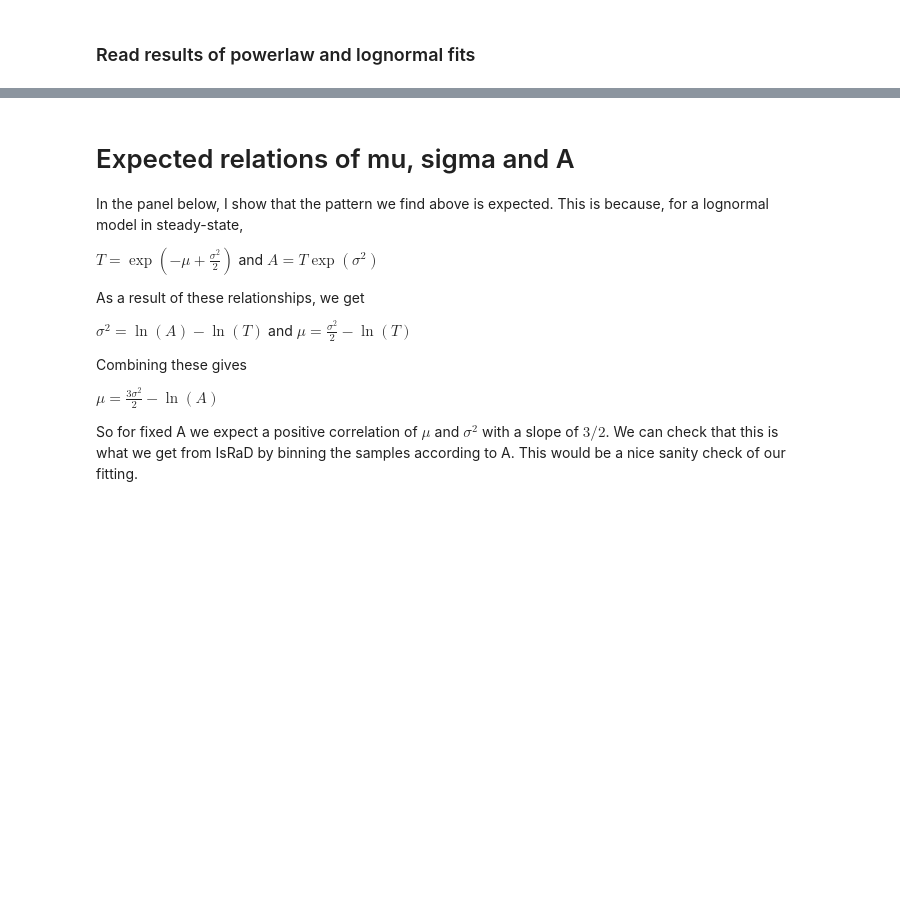
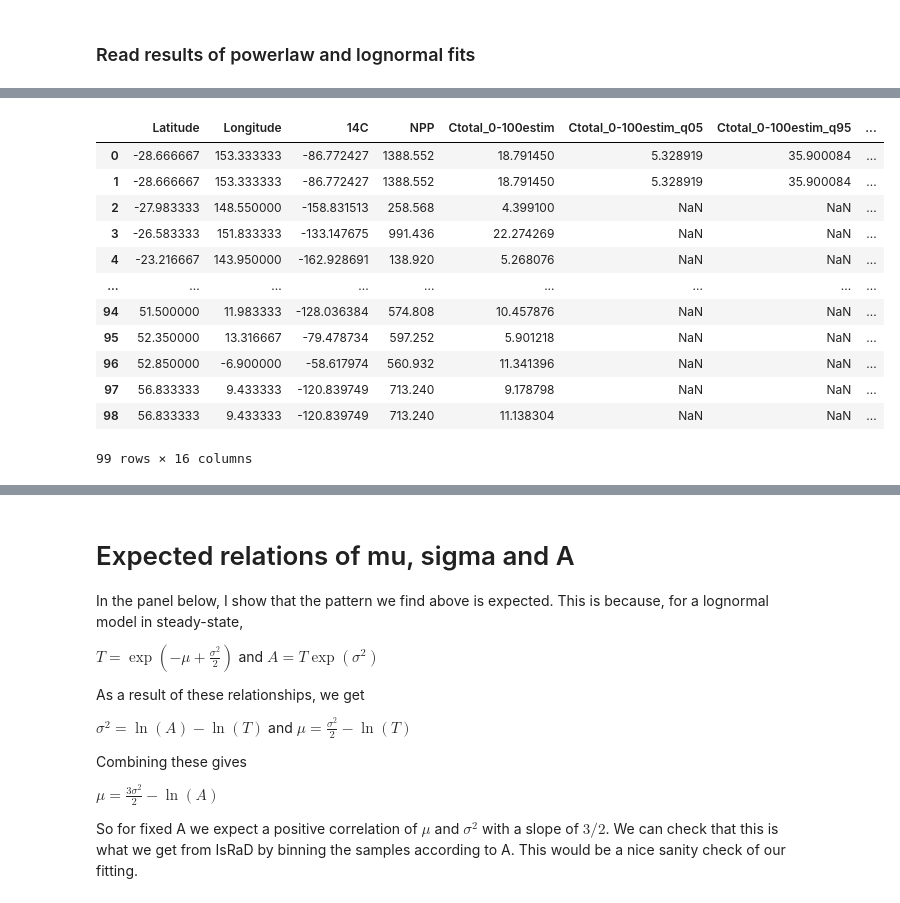
Before and after one commit to flamholz/soil_diskin, a Jupyter notebook: notebooks/experimental/plot_lognormal_param_corr.ipynb, the cells around one changed output, grey strips where cells are left out. Drawn from its saved outputs; the diff is of its cells as text; code cells hidden in the pictures; blank space fills up the shorter version.

```diff
--- a/notebooks/experimental/plot_lognormal_param_corr.ipynb
+++ b/notebooks/experimental/plot_lognormal_param_corr.ipynb
@@ -35,0 +35,16 @@ plt.colorbar(scatter, label='A')
+# %%
+ln
+# %% [output]
+|  | Latitude | Longitude | 14C | NPP | Ctotal_0-100estim | Ctotal_0-100estim_q05 | Ctotal_0-100estim_q95 | ... |
+| 0 | -28.666667 | 153.333333 | -86.772427 | 1388.552 | 18.791450 | 5.328919 | 35.900084 | ... |
+| 1 | -28.666667 | 153.333333 | -86.772427 | 1388.552 | 18.791450 | 5.328919 | 35.900084 | ... |
+| 2 | -27.983333 | 148.550000 | -158.831513 | 258.568 | 4.399100 | NaN | NaN | ... |
+| 3 | -26.583333 | 151.833333 | -133.147675 | 991.436 | 22.274269 | NaN | NaN | ... |
+| 4 | -23.216667 | 143.950000 | -162.928691 | 138.920 | 5.268076 | NaN | NaN | ... |
+| ... | ... | ... | ... | ... | ... | ... | ... | ... |
+| 94 | 51.500000 | 11.983333 | -128.036384 | 574.808 | 10.457876 | NaN | NaN | ... |
+| 95 | 52.350000 | 13.316667 | -79.478734 | 597.252 | 5.901218 | NaN | NaN | ... |
+| 96 | 52.850000 | -6.900000 | -58.617974 | 560.932 | 11.341396 | NaN | NaN | ... |
+| 97 | 56.833333 | 9.433333 | -120.839749 | 713.240 | 9.178798 | NaN | NaN | ... |
+| 98 | 56.833333 | 9.433333 | -120.839749 | 713.240 | 11.138304 | NaN | NaN | ... |
+99 rows × 16 columns
```
Also changed, not shown: parts of 4 cells of this notebook.
